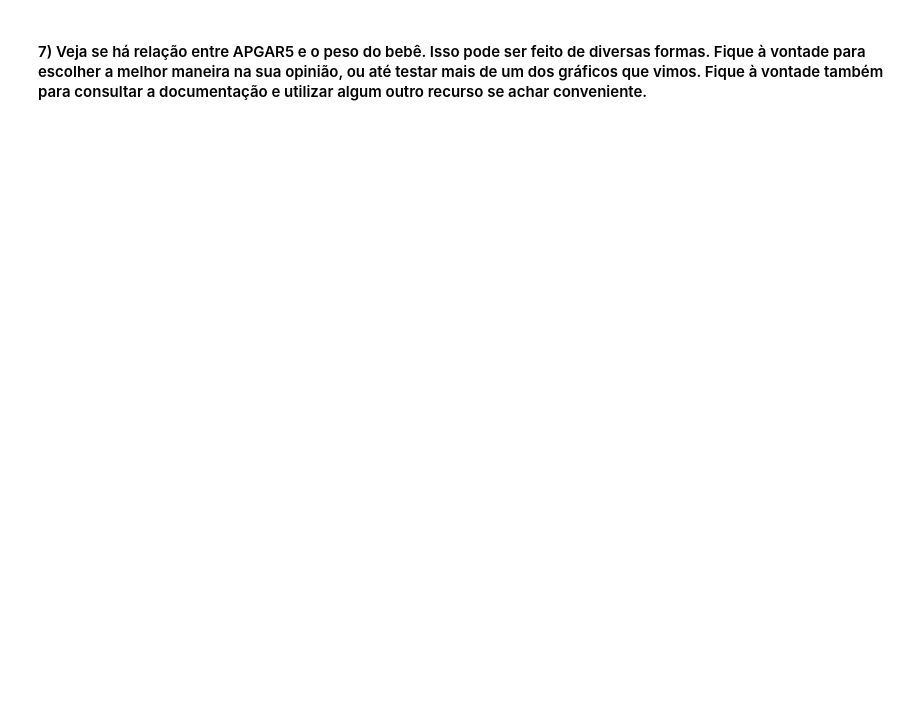
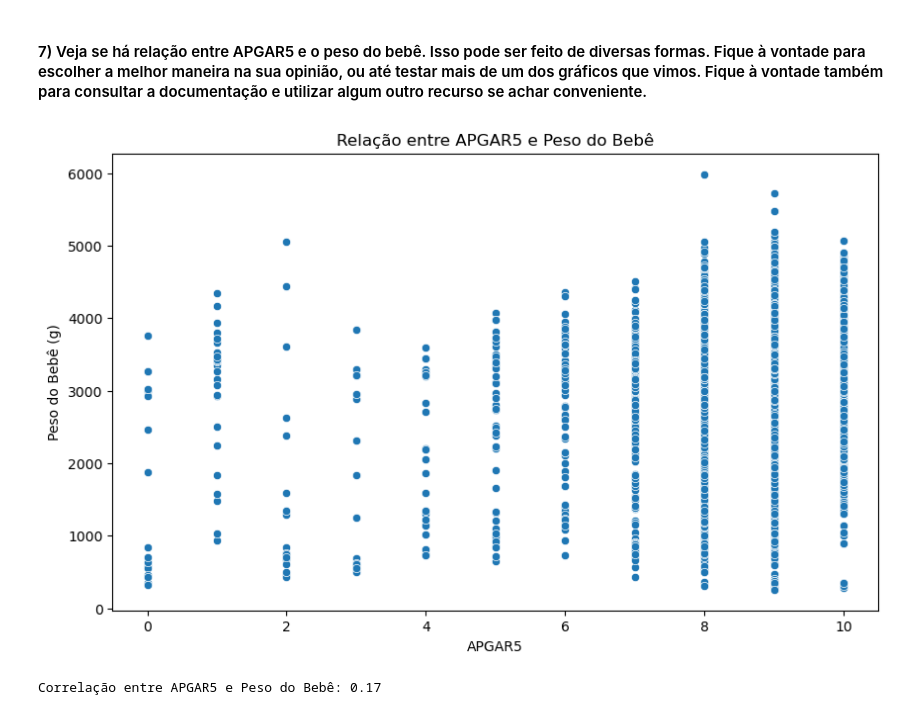
Before and after one commit to gabrielxxx1/visiting-jupyter, a Jupyter notebook: aulas/Módulo 6/mod06 Tarefa 3.ipynb, the cells around one changed output. Cells and saved outputs as stored; diff of their text form; code cells hidden in the pictures; blank space fills up the shorter version.

```diff
--- a/aulas/Módulo 6/mod06 Tarefa 3.ipynb
+++ b/aulas/Módulo 6/mod06 Tarefa 3.ipynb
@@ -102,2 +113,20 @@ sns.heatmap(percentuais_linha, annot=True, fmt=".2f", cmap="YlGnBu", cbar=True)
 # %% [markdown]
 #### 7) Veja se há relação entre APGAR5 e o peso do bebê. Isso pode ser feito de diversas formas. Fique à vontade para escolher a melhor maneira na sua opinião, ou até testar mais de um dos gráficos que vimos. Fique à vontade também para consultar a documentação e utilizar algum outro recurso se achar conveniente.
+# %%
+# Filtrar linhas onde 'APGAR5' ou 'PESO' são NaN
+df_filtrado = df.dropna(subset=['APGAR5', 'PESO'])
+
+# Gráfico de dispersão
+plt.figure(figsize=(10, 6))
+sns.scatterplot(x='APGAR5', y='PESO', data=df_filtrado)
+plt.title('Relação entre APGAR5 e Peso do Bebê')
+plt.xlabel('APGAR5')
+plt.ylabel('Peso do Bebê (g)')
+plt.show()
+
+# Calculando correlação entre APGAR5 e Peso
+correlacao = df_filtrado['APGAR5'].corr(df_filtrado['PESO'])
+print(f"Correlação entre APGAR5 e Peso do Bebê: {correlacao:.2f}")
+# %% [output]
+[figure, added]
+Correlação entre APGAR5 e Peso do Bebê: 0.17
```
Also changed, not shown: parts of 2 cells of this notebook.
